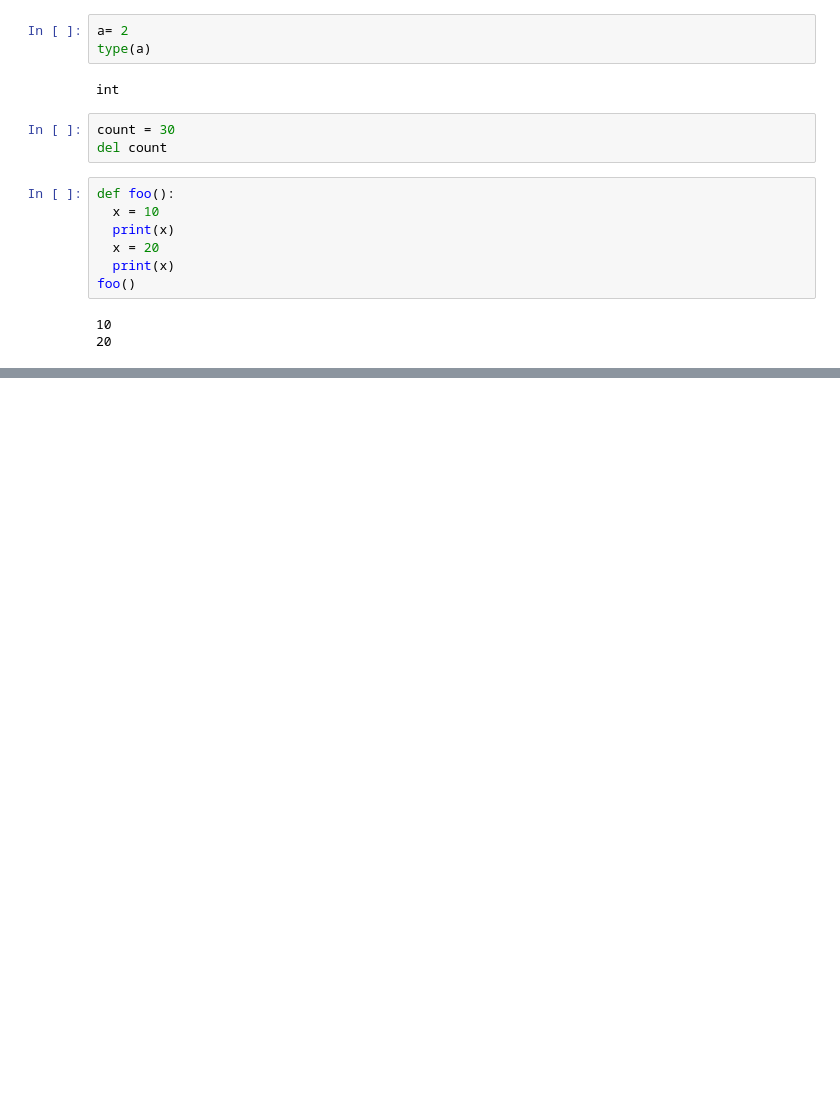
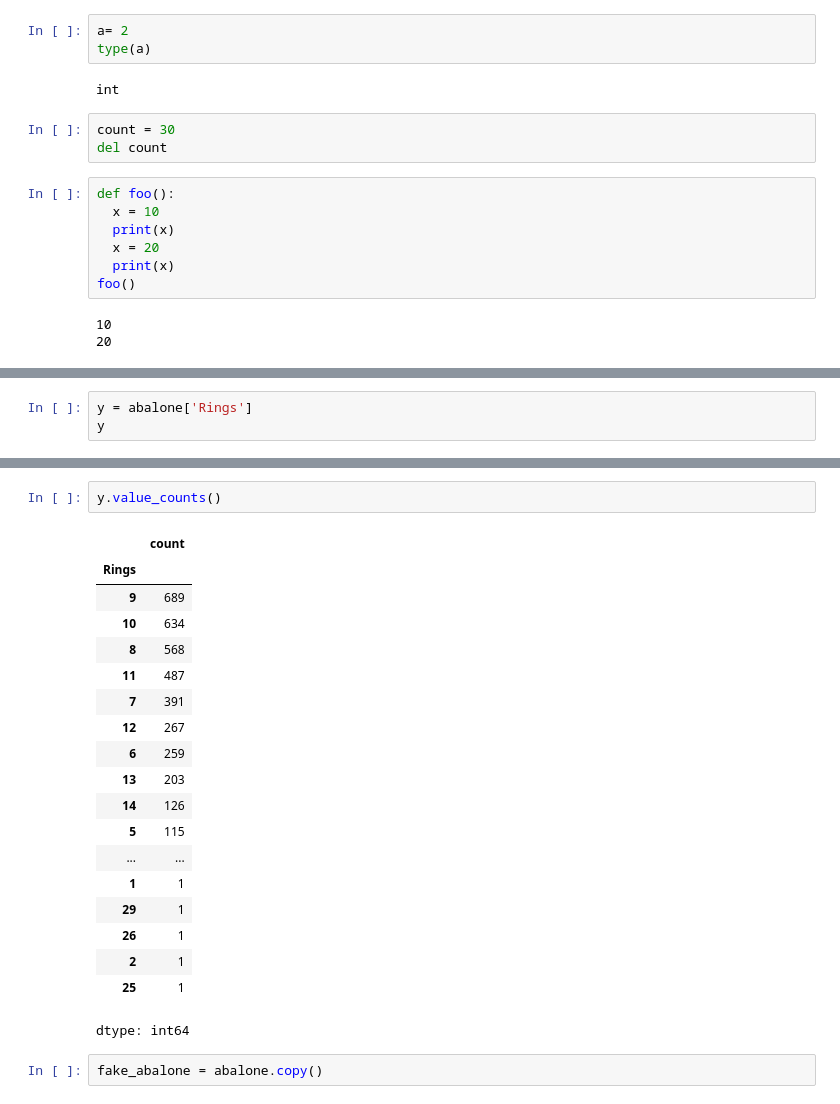
Before and after one commit to jaya-swetha21/Home-Decor, a Jupyter notebook: chapter_appendix-tools-for-deep-learning/jupyter.ipynb, the cells around one changed output, grey strips where cells are left out. Drawn from its saved outputs; the diff is of its cells as text; blank space fills up the shorter version.

```diff
--- a/chapter_appendix-tools-for-deep-learning/jupyter.ipynb
+++ b/chapter_appendix-tools-for-deep-learning/jupyter.ipynb
@@ -171,0 +218,3 @@ foo()
+# %%
+y = abalone['Rings']
+y
@@ -171,0 +261,24 @@ foo()
+# %%
+y.value_counts()
+# %% [output]
+|  | count |
+| Rings |  |
+| 9 | 689 |
+| 10 | 634 |
+| 8 | 568 |
+| 11 | 487 |
+| 7 | 391 |
+| 12 | 267 |
+| 6 | 259 |
+| 13 | 203 |
+| 14 | 126 |
+| 5 | 115 |
+| ... | ... |
+| 1 | 1 |
+| 29 | 1 |
+| 26 | 1 |
+| 2 | 1 |
+| 25 | 1 |
+dtype: int64
+# %%
+fake_abalone = abalone.copy()
```
Also changed, not shown: parts of 32 cells of this notebook.
